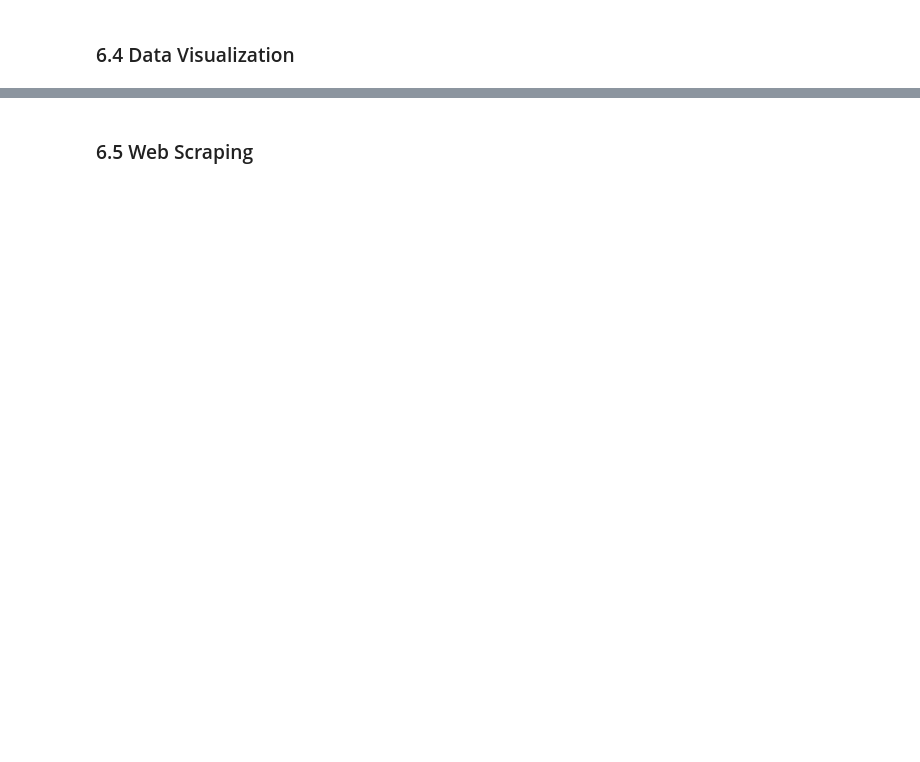
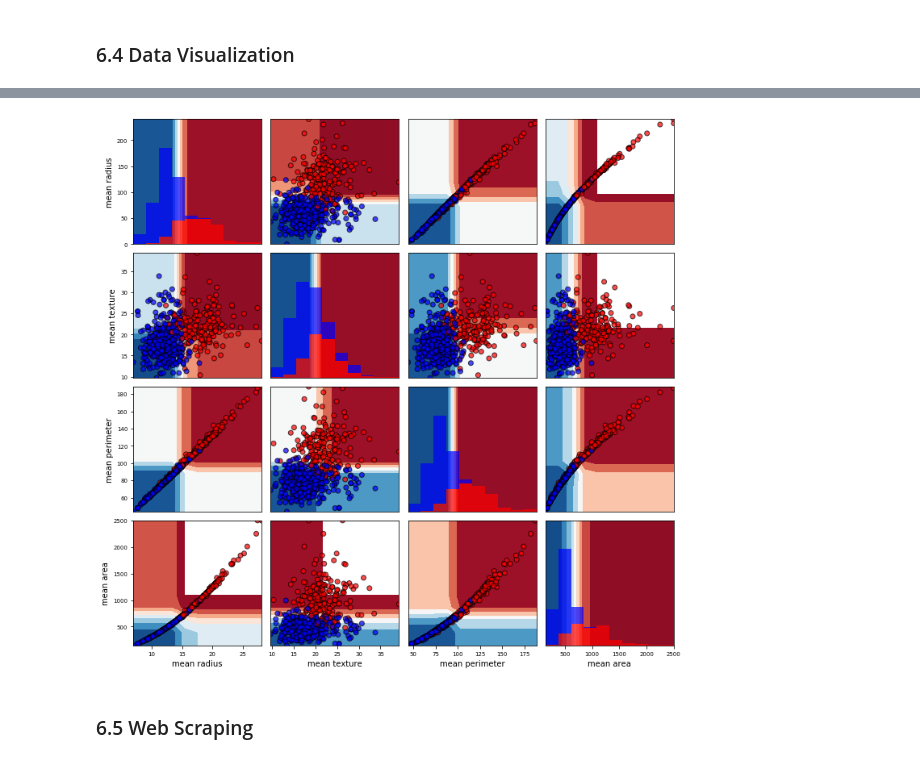
Before and after one commit to awarischool/en-python-overview, a Jupyter notebook: python-overview.ipynb, the cells around one changed output, grey strips where cells are left out. Saved outputs shown, nothing was run; the diff lists cells and outputs as text; code cells hidden in the pictures; blank space fills up the shorter version.

```diff
--- a/python-overview.ipynb
+++ b/python-overview.ipynb
@@ -262,5 +329,7 @@ sns.pairplot(df[columns], hue='target' )
 # %%
-vml.decision_boundary_grid(clf, df.drop('target', axis=1), y, feat_list=columns[:-1], figsize=(12,12))
+visualml.decision_boundary_grid(clf, df.drop('target', axis=1), y, feat_list=columns[:-1], figsize=(12,12))
+# %% [output]
+[figure, added]
 # %% [markdown]
 ### 6.5 Web Scraping
 # %%
```
Also changed, not shown: parts of 41 cells of this notebook.
